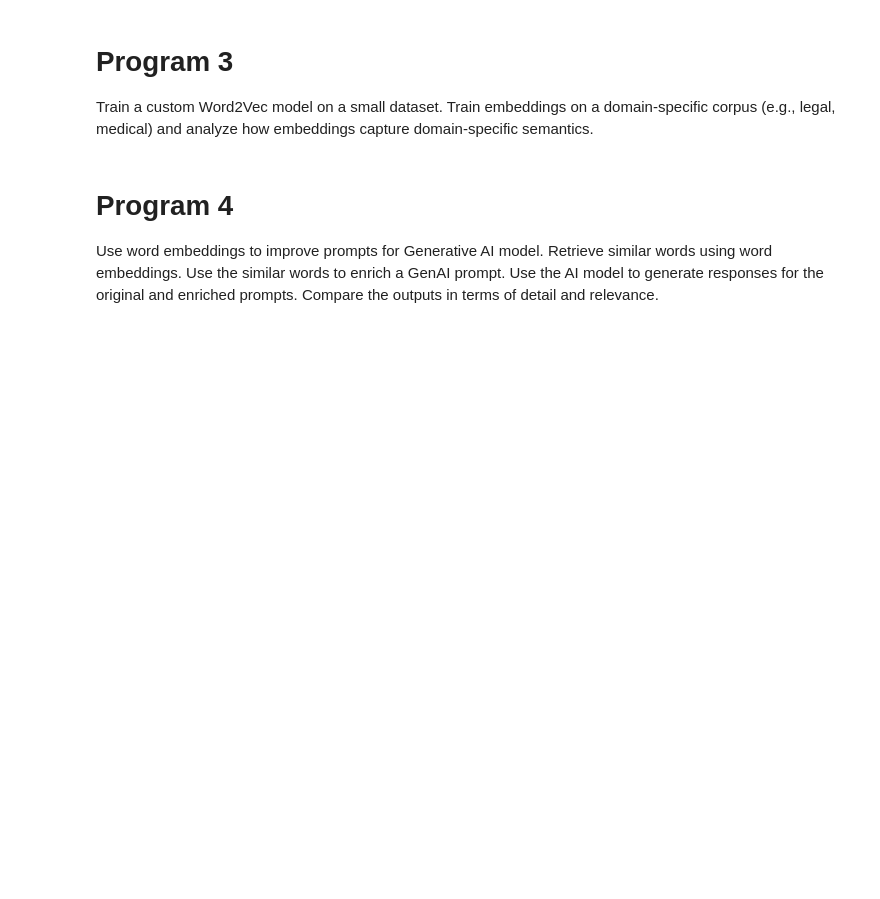
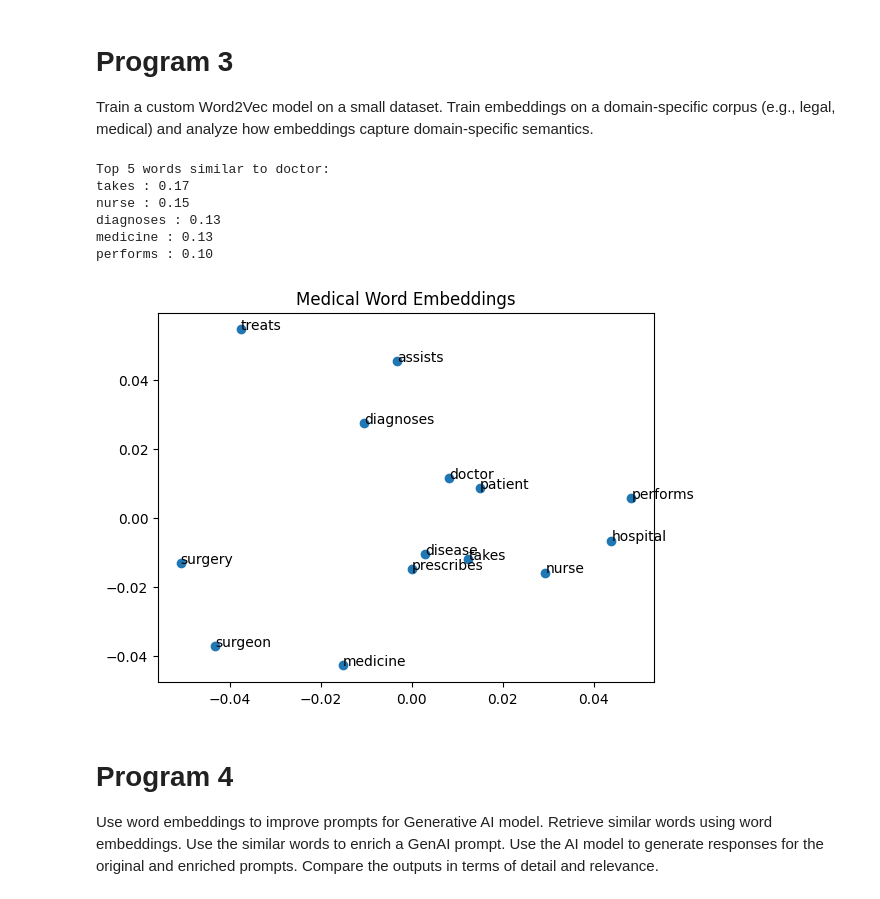
Before and after one commit to NYN-05/GENAI_LAB, a Jupyter notebook: Final_IA_1.ipynb, the cells around one changed output. Cells and saved outputs as stored; diff of their text form; code cells hidden in the pictures; blank space fills up the shorter version.

```diff
--- a/Final_IA_1.ipynb
+++ b/Final_IA_1.ipynb
@@ -72,34 +67,42 @@ Train a custom Word2Vec model on a small dataset. Train embeddings on a domain-s
 # %%
 from gensim.models import Word2Vec
 from sklearn.decomposition import PCA
 import matplotlib.pyplot as plt
 
 sentences = [
     ["doctor","treats","patient"],
     ["nurse","assists","doctor"],
     ["patient","takes","medicine"],
     ["surgeon","performs","surgery"],
     ["doctor","diagnoses","disease"],
     ["hospital","treats","patient"],
     ["doctor","prescribes","medicine"]
 ]
 
 model = Word2Vec(sentences, vector_size=50, window=3, min_count=1)
 
-print("Words similar to doctor:")
-for word, score in model.wv.most_similar("doctor", topn=5):
-    print(word, ":", round(score,2))
+print("Top 5 words similar to doctor:")
+for w,s in model.wv.most_similar("doctor", topn=5):
+    print(f"{w} : {s:.2f}")
 
 words = list(model.wv.index_to_key)
 points = PCA(n_components=2).fit_transform(model.wv[words])
 
 plt.scatter(points[:,0], points[:,1])
 
-for i, word in enumerate(words):
-    plt.text(points[i,0], points[i,1], word)
+for i,w in enumerate(words):
+    plt.text(points[i,0], points[i,1], w)
 
 plt.title("Medical Word Embeddings")
 plt.show()
+# %% [output]
+Top 5 words similar to doctor:
+takes : 0.17
+nurse : 0.15
+diagnoses : 0.13
+medicine : 0.13
+performs : 0.10
+[figure, added]
 # %% [markdown]
 # Program 4
 Use word embeddings to improve prompts for Generative AI model. Retrieve similar words using word embeddings. Use the similar words to enrich a GenAI prompt. Use the AI model to generate responses for the original and enriched prompts. Compare the outputs in terms of detail and relevance.
```
Also changed, not shown: parts of 1 cell of this notebook, 2 other files.
